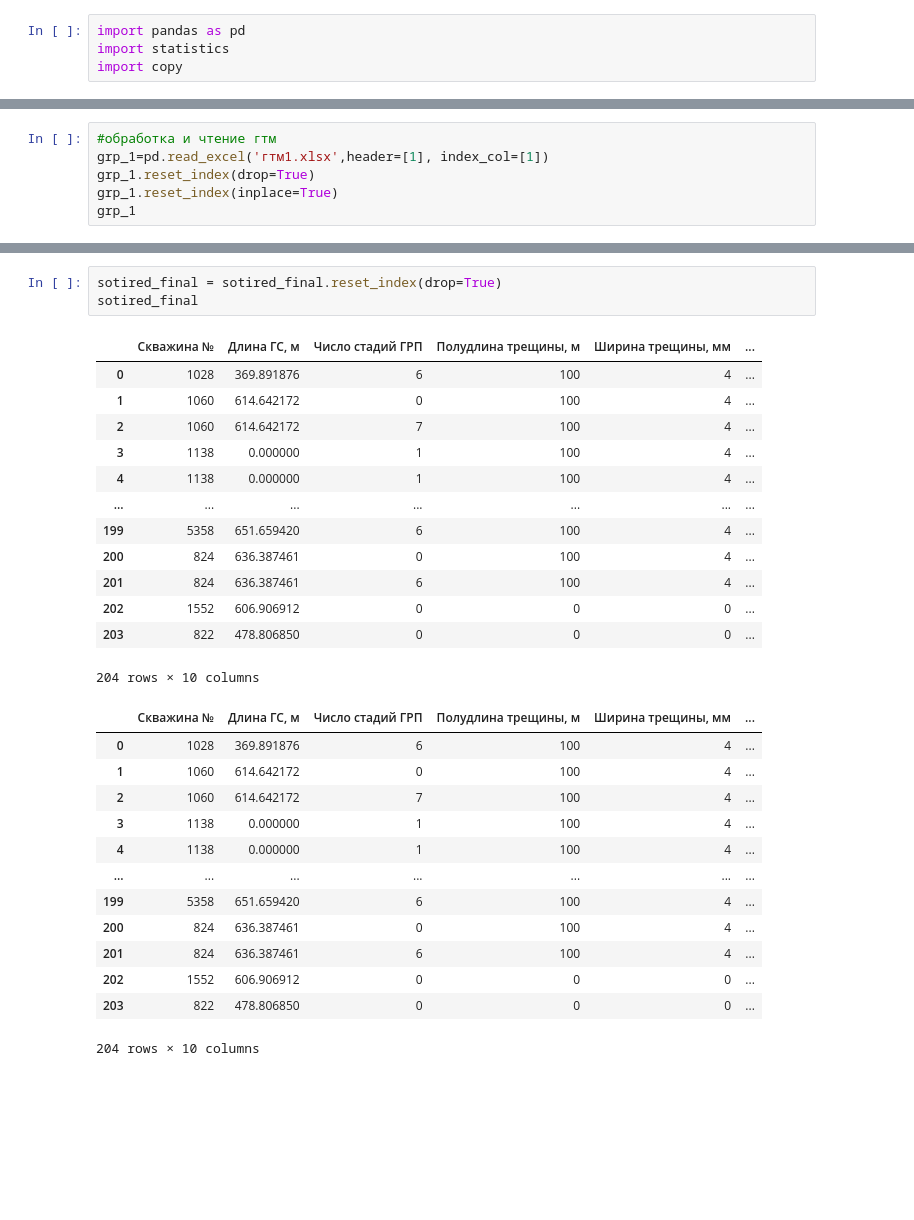
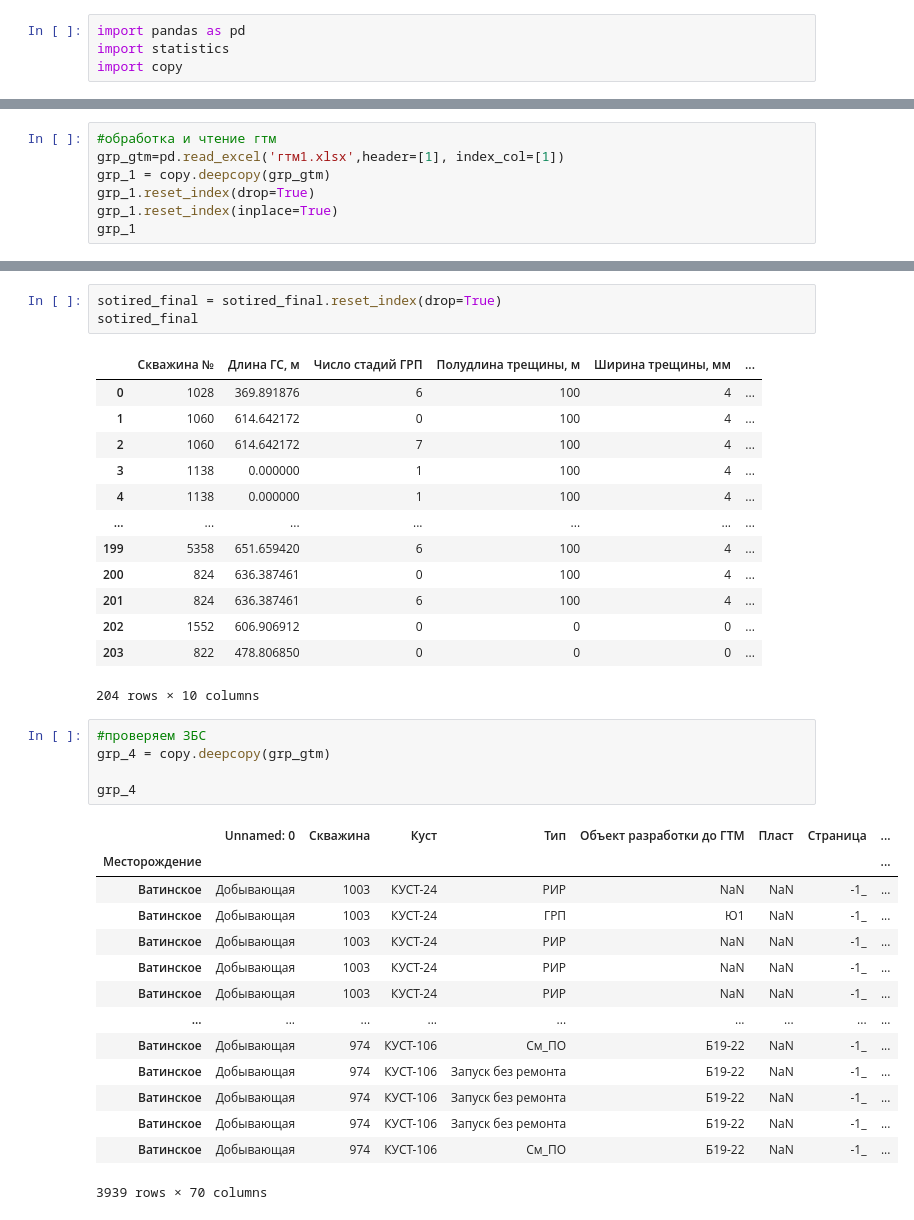
Before and after one commit to lybmvvs/appgazprom2.0, a Jupyter notebook: second app.ipynb, the cells around one changed output, grey strips where cells are left out. Saved outputs shown, nothing was run; the diff lists cells and outputs as text; blank space fills up the shorter version.

```diff
--- a/second app.ipynb
+++ b/second app.ipynb
@@ -294,6 +185,7 @@ final
 # %%
 #обработка и чтение гтм
-grp_1=pd.read_excel('гтм1.xlsx',header=[1], index_col=[1])
+grp_gtm=pd.read_excel('гтм1.xlsx',header=[1], index_col=[1])
+grp_1 = copy.deepcopy(grp_gtm)
 grp_1.reset_index(drop=True)
 grp_1.reset_index(inplace=True)
 grp_1
@@ -1296,16 +846,23 @@ sotired_final
 | 202 | 1552 | 606.906912 | 0 | 0 | 0 | ... |
 | 203 | 822 | 478.806850 | 0 | 0 | 0 | ... |
 204 rows × 10 columns
-|  | Скважина № | Длина ГС, м | Число стадий ГРП | Полудлина трещины, м | Ширина трещины, мм | ... |
-| 0 | 1028 | 369.891876 | 6 | 100 | 4 | ... |
-| 1 | 1060 | 614.642172 | 0 | 100 | 4 | ... |
-| 2 | 1060 | 614.642172 | 7 | 100 | 4 | ... |
-| 3 | 1138 | 0.000000 | 1 | 100 | 4 | ... |
-| 4 | 1138 | 0.000000 | 1 | 100 | 4 | ... |
-| ... | ... | ... | ... | ... | ... | ... |
-| 199 | 5358 | 651.659420 | 6 | 100 | 4 | ... |
-| 200 | 824 | 636.387461 | 0 | 100 | 4 | ... |
-| 201 | 824 | 636.387461 | 6 | 100 | 4 | ... |
-| 202 | 1552 | 606.906912 | 0 | 0 | 0 | ... |
-| 203 | 822 | 478.806850 | 0 | 0 | 0 | ... |
-204 rows × 10 columns
+# %%
+#проверяем ЗБС
+grp_4 = copy.deepcopy(grp_gtm)
+
+grp_4
+# %% [output]
+|  | Unnamed: 0 | Скважина | Куст | Тип | Объект разработки до ГТМ | Пласт | Страница | ... |
+| Месторождение |  |  |  |  |  |  |  | ... |
+| Ватинское | Добывающая | 1003 | КУСТ-24 | РИР | NaN | NaN | -1_ | ... |
+| Ватинское | Добывающая | 1003 | КУСТ-24 | ГРП | Ю1 | NaN | -1_ | ... |
+| Ватинское | Добывающая | 1003 | КУСТ-24 | РИР | NaN | NaN | -1_ | ... |
+| Ватинское | Добывающая | 1003 | КУСТ-24 | РИР | NaN | NaN | -1_ | ... |
+| Ватинское | Добывающая | 1003 | КУСТ-24 | РИР | NaN | NaN | -1_ | ... |
+| ... | ... | ... | ... | ... | ... | ... | ... | ... |
+| Ватинское | Добывающая | 974 | КУСТ-106 | См_ПО | Б19-22 | NaN | -1_ | ... |
+| Ватинское | Добывающая | 974 | КУСТ-106 | Запуск без ремонта | Б19-22 | NaN | -1_ | ... |
+| Ватинское | Добывающая | 974 | КУСТ-106 | Запуск без ремонта | Б19-22 | NaN | -1_ | ... |
+| Ватинское | Добывающая | 974 | КУСТ-106 | Запуск без ремонта | Б19-22 | NaN | -1_ | ... |
+| Ватинское | Добывающая | 974 | КУСТ-106 | См_ПО | Б19-22 | NaN | -1_ | ... |
+3939 rows × 70 columns
```
Also changed, not shown: parts of 57 cells of this notebook.
